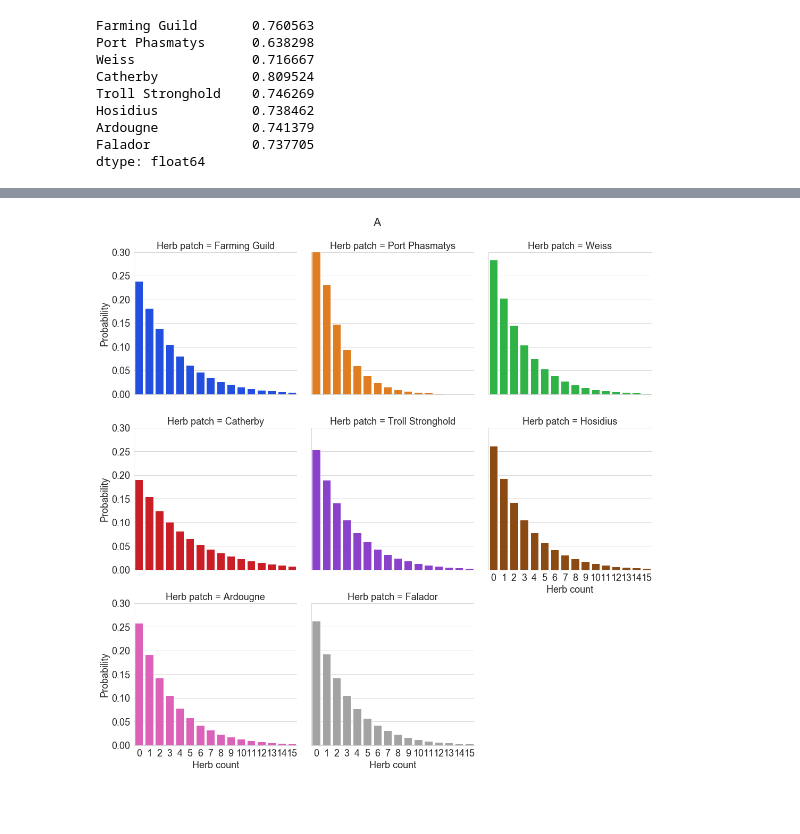
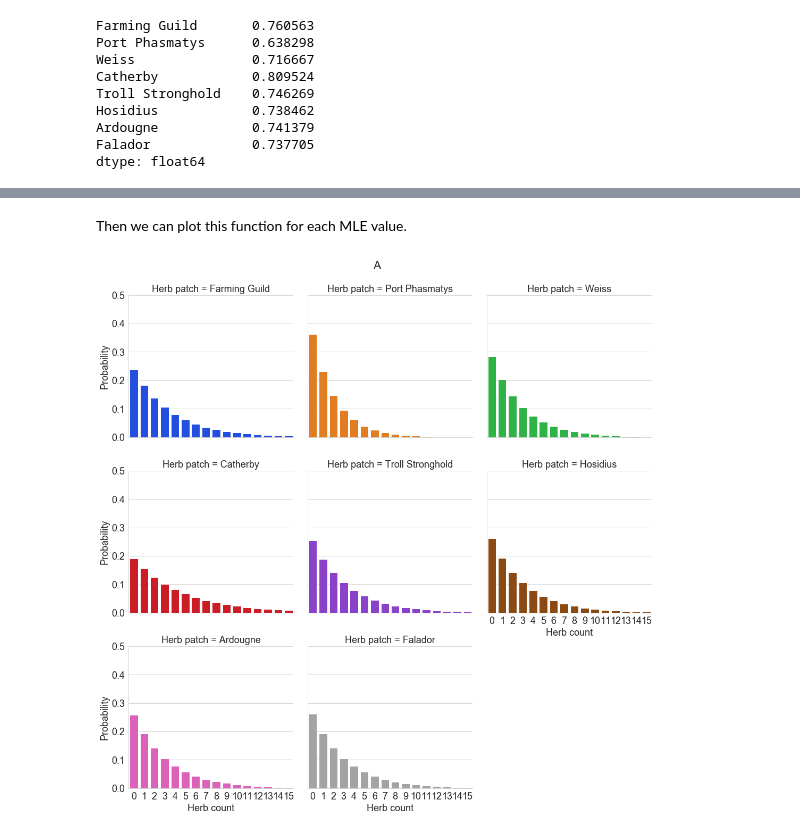
Before and after one commit to HStuklis/my-projects, a Jupyter notebook: Herb-Runs/04-Herb-Runs.ipynb, the cells around one changed output, grey strips where cells are left out. Cells and saved outputs as stored; diff of their text form; code cells hidden in the pictures; blank space fills up the shorter version.

```diff
--- a/Herb-Runs/04-Herb-Runs.ipynb
+++ b/Herb-Runs/04-Herb-Runs.ipynb
@@ -179,15 +194,21 @@ dtype: float64
 # %%
 def patchPMF(p,x):
     return p**x*(1-p)
+# %% [markdown]
+Then we can plot this function for each MLE value.
+# %%
+PMF = np.zeros((16,8))
+for i in np.arange(len(MLE)):
+    PMF[:,i] = patchPMF(MLE[i],np.arange(PMF.shape[0]))
+df_PMF = pd.DataFrame(data = PMF, columns = MLE.index)
 # %%
-PMF = np.zeros((16,8))
-for i in np.arange(8):
-    PMF[:,i] = patchPMF(MLE[i],np.arange(16))
-df_PMF = pd.DataFrame(data = PMF, columns = MLE.index)
-df_PMFStacked = df_PMF.stack().reset_index((0,1)).rename({'level_0' : 'Herb count', 'level_1' : 'Herb patch', 0 : 'Probability'}, axis = 1)
-g2 = sns.FacetGrid(data = df_PMFStacked, col = 'Herb patch', col_wrap = 3, hue = 'Herb patch', xlim = [0,15], ylim = [0,0.3], height = 5)
+df_PMFStacked = df_PMF.stack().reset_index((0,1)).rename(
+    {'level_0' : 'Herb count', 'level_1' : 'Herb patch', 0 : 'Probability'}, axis = 1)
+g2 = sns.FacetGrid(data = df_PMFStacked, col = 'Herb patch',
+                   col_wrap = 3, hue = 'Herb patch', xlim = [0,15],
+                   ylim = [0,0.5], height = 5)
 g2 = g2.map(sns.barplot, 'Herb count', 'Probability', order = df_PMF.index, ci = None)
 plt.subplots_adjust(top = 0.92)
 g2.fig.suptitle('A');
 # %% [output]
-[figure, old version]
+[figure, new version]
```
Also changed, not shown: parts of 9 cells of this notebook.
